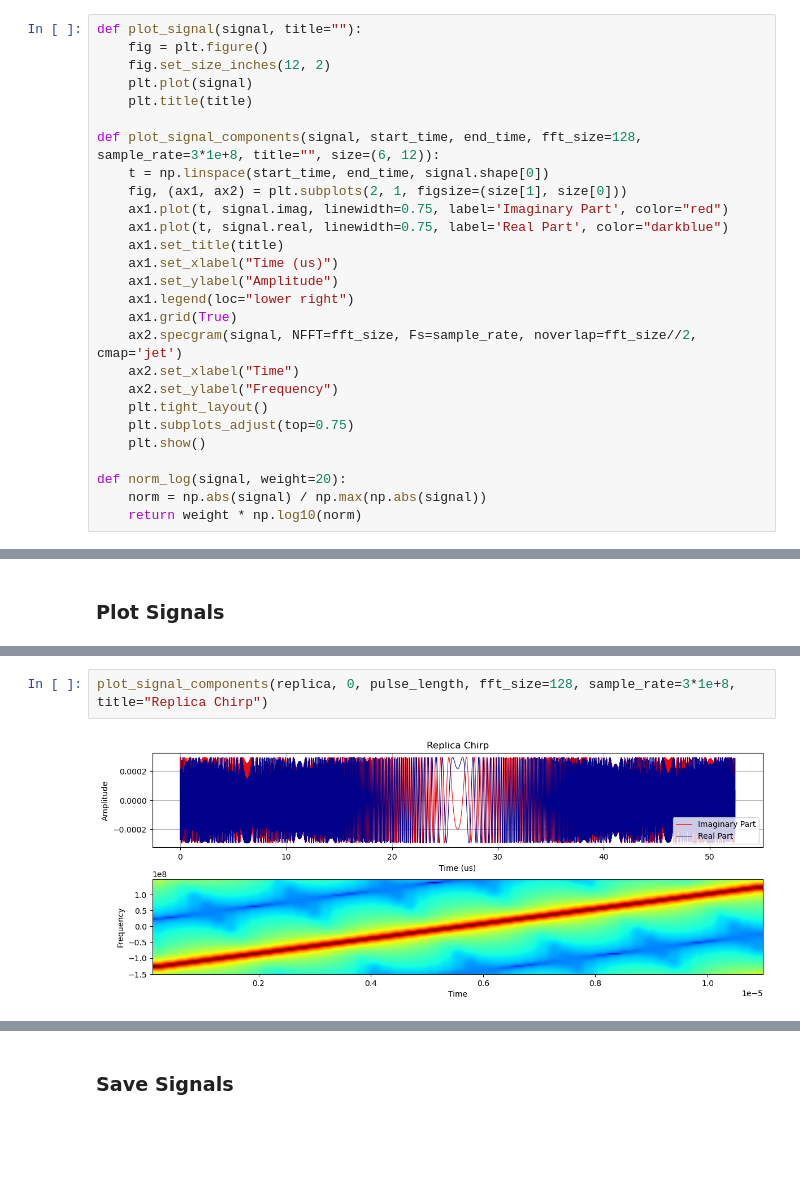
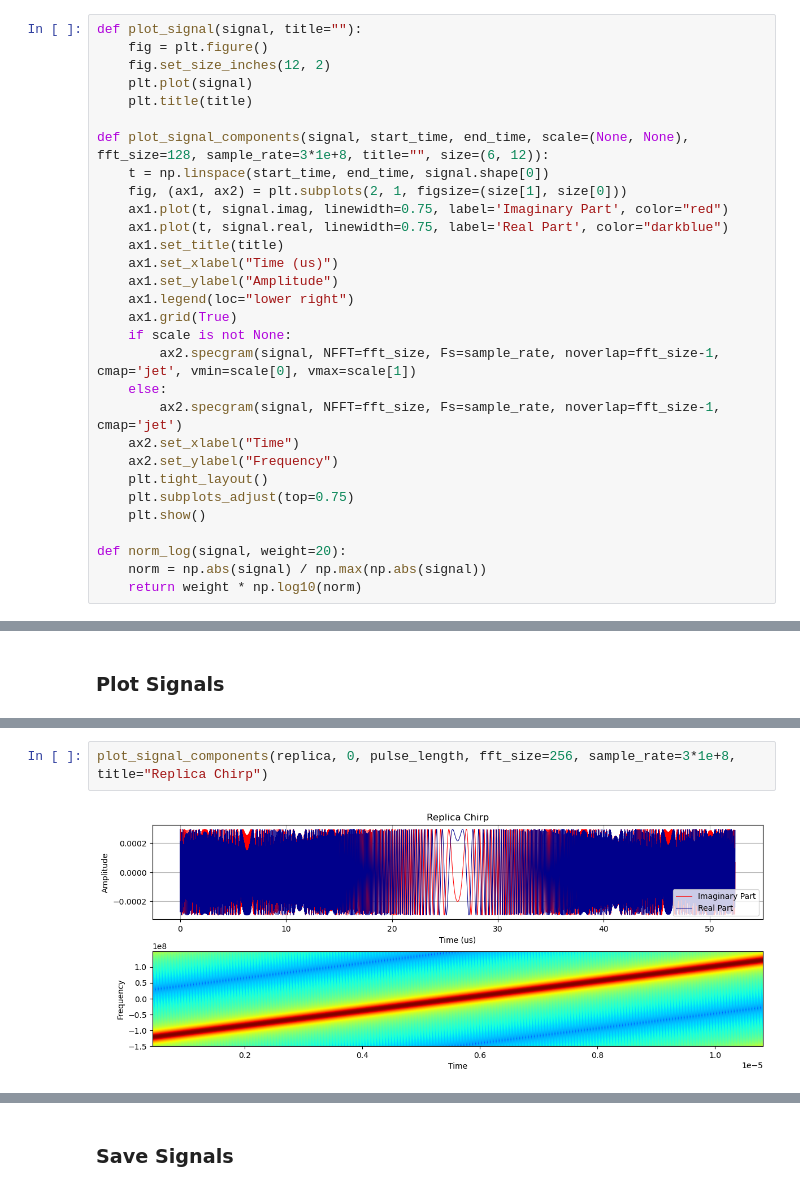
Before and after one commit to AndrewPlayer3/sar_processing, a Jupyter notebook: s1_level0/save_signals.ipynb, the cells around one changed output, grey strips where cells are left out. Drawn from its saved outputs; the diff is of its cells as text; blank space fills up the shorter version.

```diff
--- a/s1_level0/save_signals.ipynb
+++ b/s1_level0/save_signals.ipynb
@@ -21,7 +21,7 @@ def plot_signal(signal, title=""):
     plt.plot(signal)
     plt.title(title)
 
-def plot_signal_components(signal, start_time, end_time, fft_size=128, sample_rate=3*1e+8, title="", size=(6, 12)):
+def plot_signal_components(signal, start_time, end_time, scale=(None, None), fft_size=128, sample_rate=3*1e+8, title="", size=(6, 12)):
     t = np.linspace(start_time, end_time, signal.shape[0])
     fig, (ax1, ax2) = plt.subplots(2, 1, figsize=(size[1], size[0]))
     ax1.plot(t, signal.imag, linewidth=0.75, label='Imaginary Part', color="red")
@@ -31,7 +31,10 @@ def plot_signal_components(signal, start_time, end_time, fft_size=128, sample_ra
     ax1.set_ylabel("Amplitude")
     ax1.legend(loc="lower right")
     ax1.grid(True)
-    ax2.specgram(signal, NFFT=fft_size, Fs=sample_rate, noverlap=fft_size//2, cmap='jet')
+    if scale is not None:
+        ax2.specgram(signal, NFFT=fft_size, Fs=sample_rate, noverlap=fft_size-1, cmap='jet', vmin=scale[0], vmax=scale[1])
+    else:
+        ax2.specgram(signal, NFFT=fft_size, Fs=sample_rate, noverlap=fft_size-1, cmap='jet')
     ax2.set_xlabel("Time")
     ax2.set_ylabel("Frequency")
     plt.tight_layout()
@@ -131,5 +134,5 @@ plot_signal_components(signal, 0, sampling_window_length, fft_size=128, sample_r
 # %%
-plot_signal_components(replica, 0, pulse_length, fft_size=128, sample_rate=3*1e+8, title="Replica Chirp")
+plot_signal_components(replica, 0, pulse_length, fft_size=256, sample_rate=3*1e+8, title="Replica Chirp")
 # %% [output]
-[figure, old version]
+[figure, new version]
 # %%
```
Also changed, not shown: parts of 2 cells of this notebook.
